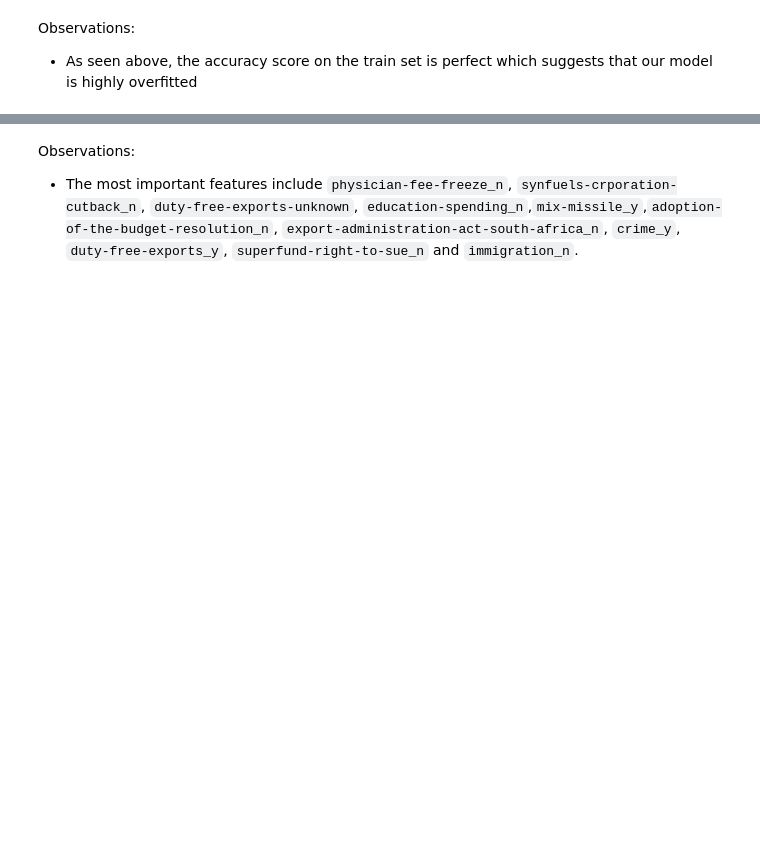
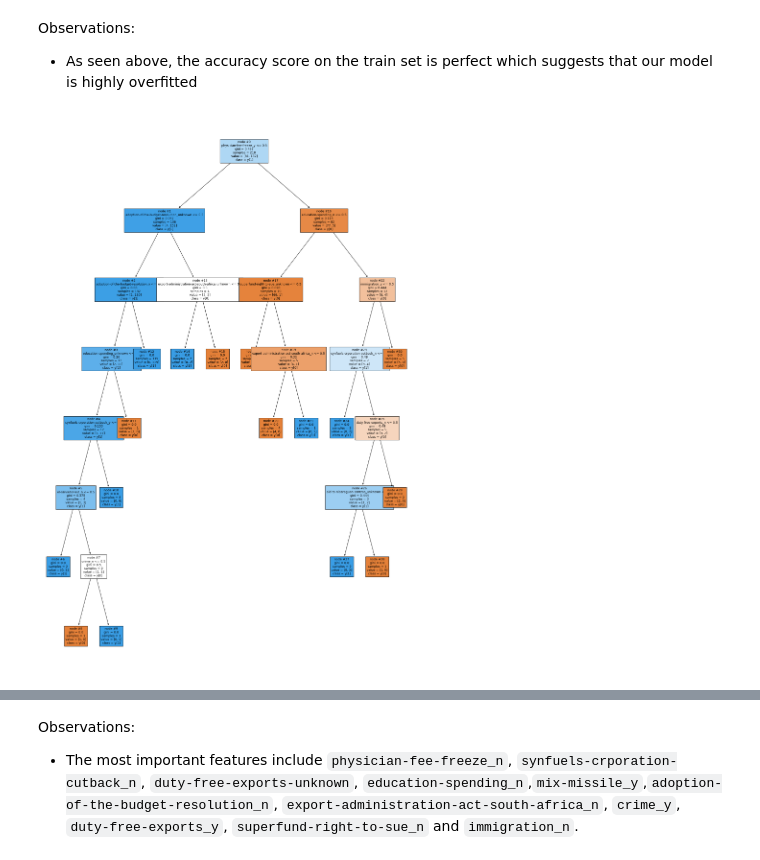
Before and after one commit to nadiaverdha/MachineLearningEx1, a Jupyter notebook: Ex1_kaggle_small.ipynb, the cells around one changed output, grey strips where cells are left out. Saved outputs shown, nothing was run; the diff lists cells and outputs as text; code cells hidden in the pictures; blank space fills up the shorter version.

```diff
--- a/Ex1_kaggle_small.ipynb
+++ b/Ex1_kaggle_small.ipynb
@@ -186,5 +188,5 @@ congress_train_dummies.drop('ID', axis=1, inplace=True)
 # %% [markdown]
 `Class column`
 # %%
-congress_train_dummies['class'] = congress_train_dummies['class'].map({'democrat': 1, 'republican': 0})
-congress_train_dummies['class'] = congress_train_dummies['class'].astype('int64')
+X_train['class'] = X_train['class'].map({'democrat': 1, 'republican': 0})
+X_train['class'] = X_train['class'].astype('int64')
@@ -274,0 +287,4 @@ def plottree(model):
+# %%
+plottree(tree_1)
+# %% [output]
+[figure, added]
```
Also changed, not shown: parts of 59 cells of this notebook.
